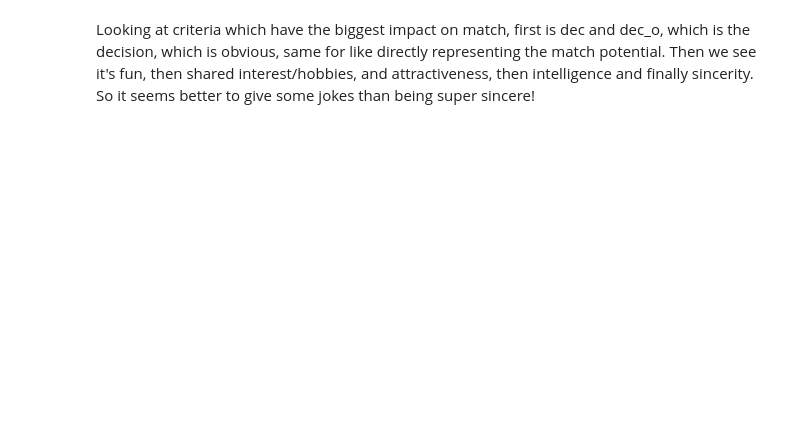
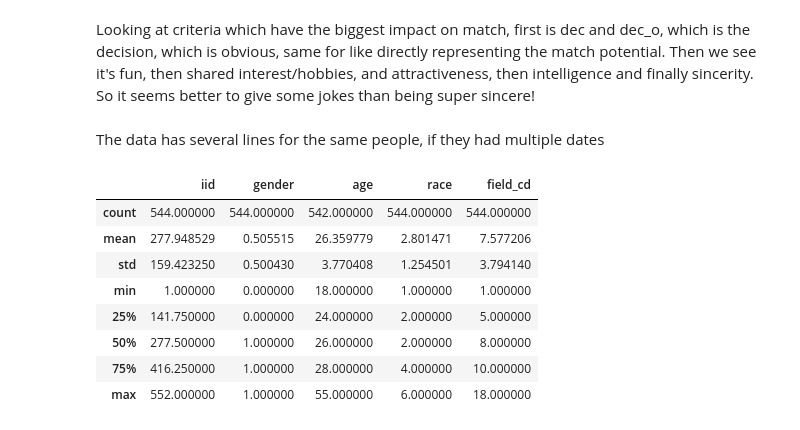
Before and after one commit to NicolasTFR/speeddating, a Jupyter notebook: speeddating.ipynb, the cells around one changed output. Cells and saved outputs as stored; diff of their text form; code cells hidden in the pictures; blank space fills up the shorter version.

```diff
--- a/speeddating.ipynb
+++ b/speeddating.ipynb
@@ -179,3 +197,18 @@ expnum      0.143755
 Name: match, dtype: float64
 # %% [markdown]
 Looking at criteria which have the biggest impact on match, first is dec and dec_o, which is the decision, which is obvious, same for like directly representing the match potential. Then we see it's fun, then shared interest/hobbies, and attractiveness, then intelligence and finally sincerity. So it seems better to give some jokes than being super sincere!
+# %% [markdown]
+The data has several lines for the same people, if they had multiple dates
+# %%
+dfpeople = df[["iid",'gender','age','race',"field_cd"]].drop_duplicates().copy()
+dfpeople.describe(include="all")
+# %% [output]
+|  | iid | gender | age | race | field_cd |
+| count | 544.000000 | 544.000000 | 542.000000 | 544.000000 | 544.000000 |
+| mean | 277.948529 | 0.505515 | 26.359779 | 2.801471 | 7.577206 |
+| std | 159.423250 | 0.500430 | 3.770408 | 1.254501 | 3.794140 |
+| min | 1.000000 | 0.000000 | 18.000000 | 1.000000 | 1.000000 |
+| 25% | 141.750000 | 0.000000 | 24.000000 | 2.000000 | 5.000000 |
+| 50% | 277.500000 | 1.000000 | 26.000000 | 2.000000 | 8.000000 |
+| 75% | 416.250000 | 1.000000 | 28.000000 | 4.000000 | 10.000000 |
+| max | 552.000000 | 1.000000 | 55.000000 | 6.000000 | 18.000000 |
```
Also changed, not shown: parts of 19 cells of this notebook.
